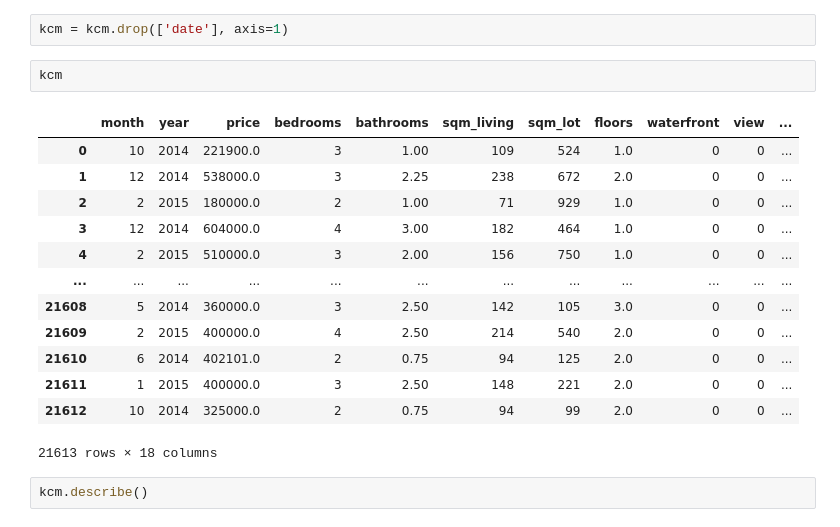
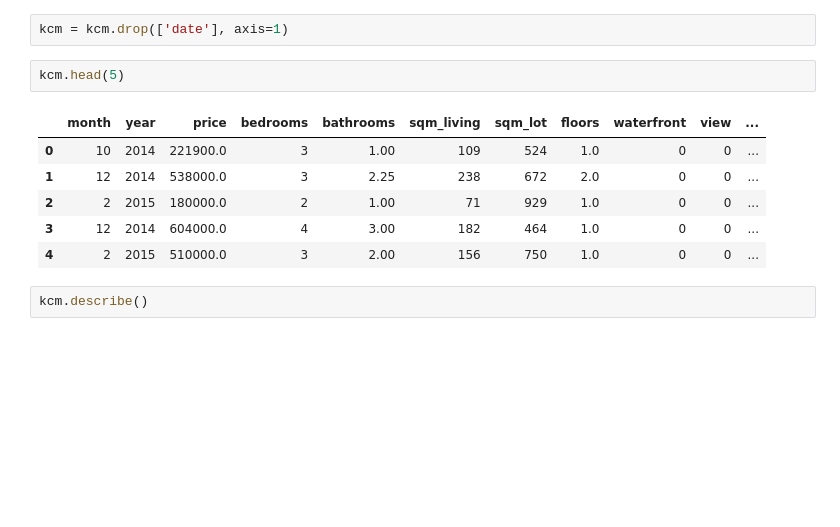
Before and after one commit to subthalamic/subthalamic, a Jupyter notebook: house-sales-kings-county/house-sales.ipynb, the cells around one changed output. Saved outputs shown, nothing was run; the diff lists cells and outputs as text; blank space fills up the shorter version.

```diff
--- a/house-sales-kings-county/house-sales.ipynb
+++ b/house-sales-kings-county/house-sales.ipynb
@@ -172,21 +200,14 @@ kcm.insert(1, 'month', kcm.date.map(lambda x: x[-4:-2]).astype('int'))
 # %%
 kcm = kcm.drop(['date'], axis=1)
 # %%
-kcm
+kcm.head(5)
 # %% [output]
 |  | month | year | price | bedrooms | bathrooms | sqm_living | sqm_lot | floors | waterfront | view | ... |
 | 0 | 10 | 2014 | 221900.0 | 3 | 1.00 | 109 | 524 | 1.0 | 0 | 0 | ... |
 | 1 | 12 | 2014 | 538000.0 | 3 | 2.25 | 238 | 672 | 2.0 | 0 | 0 | ... |
 | 2 | 2 | 2015 | 180000.0 | 2 | 1.00 | 71 | 929 | 1.0 | 0 | 0 | ... |
 | 3 | 12 | 2014 | 604000.0 | 4 | 3.00 | 182 | 464 | 1.0 | 0 | 0 | ... |
 | 4 | 2 | 2015 | 510000.0 | 3 | 2.00 | 156 | 750 | 1.0 | 0 | 0 | ... |
-| ... | ... | ... | ... | ... | ... | ... | ... | ... | ... | ... | ... |
-| 21608 | 5 | 2014 | 360000.0 | 3 | 2.50 | 142 | 105 | 3.0 | 0 | 0 | ... |
-| 21609 | 2 | 2015 | 400000.0 | 4 | 2.50 | 214 | 540 | 2.0 | 0 | 0 | ... |
-| 21610 | 6 | 2014 | 402101.0 | 2 | 0.75 | 94 | 125 | 2.0 | 0 | 0 | ... |
-| 21611 | 1 | 2015 | 400000.0 | 3 | 2.50 | 148 | 221 | 2.0 | 0 | 0 | ... |
-| 21612 | 10 | 2014 | 325000.0 | 2 | 0.75 | 94 | 99 | 2.0 | 0 | 0 | ... |
-21613 rows × 18 columns
 # %%
 kcm.describe()
 # %% [output]
```
Also changed, not shown: parts of 28 cells of this notebook.
